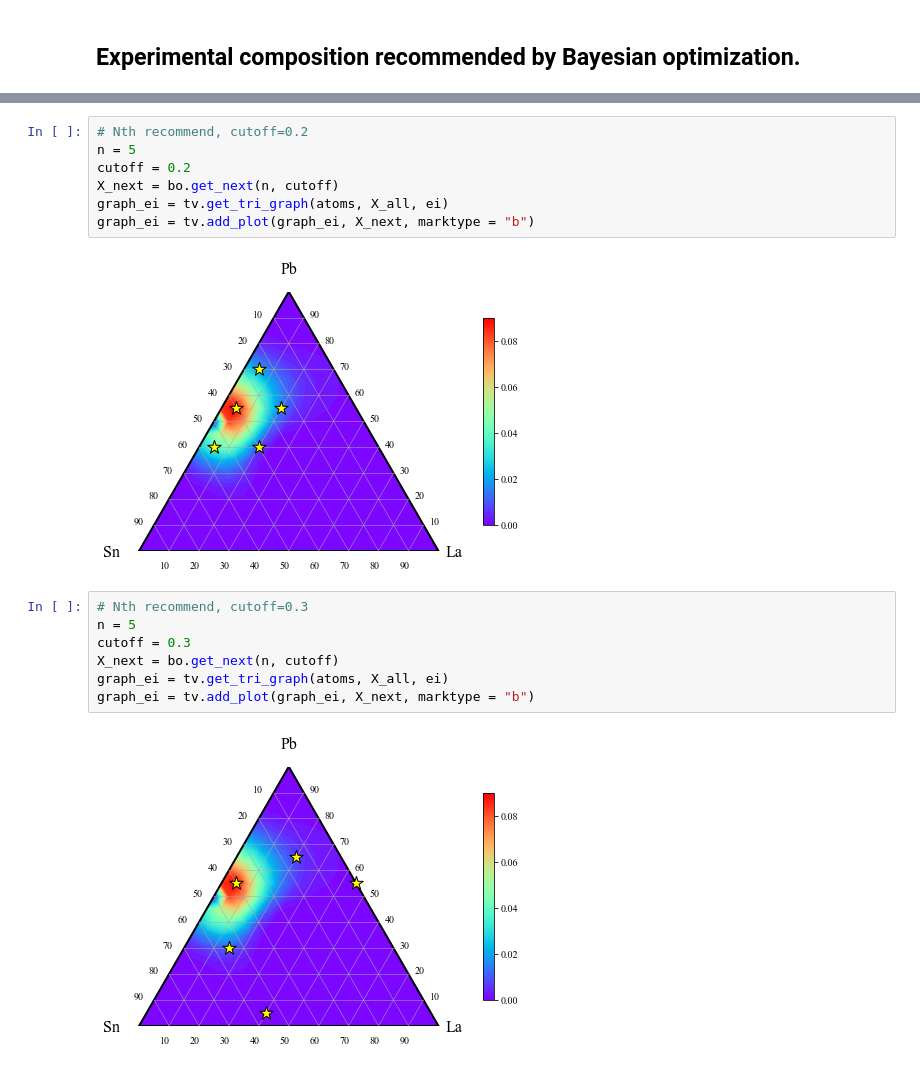
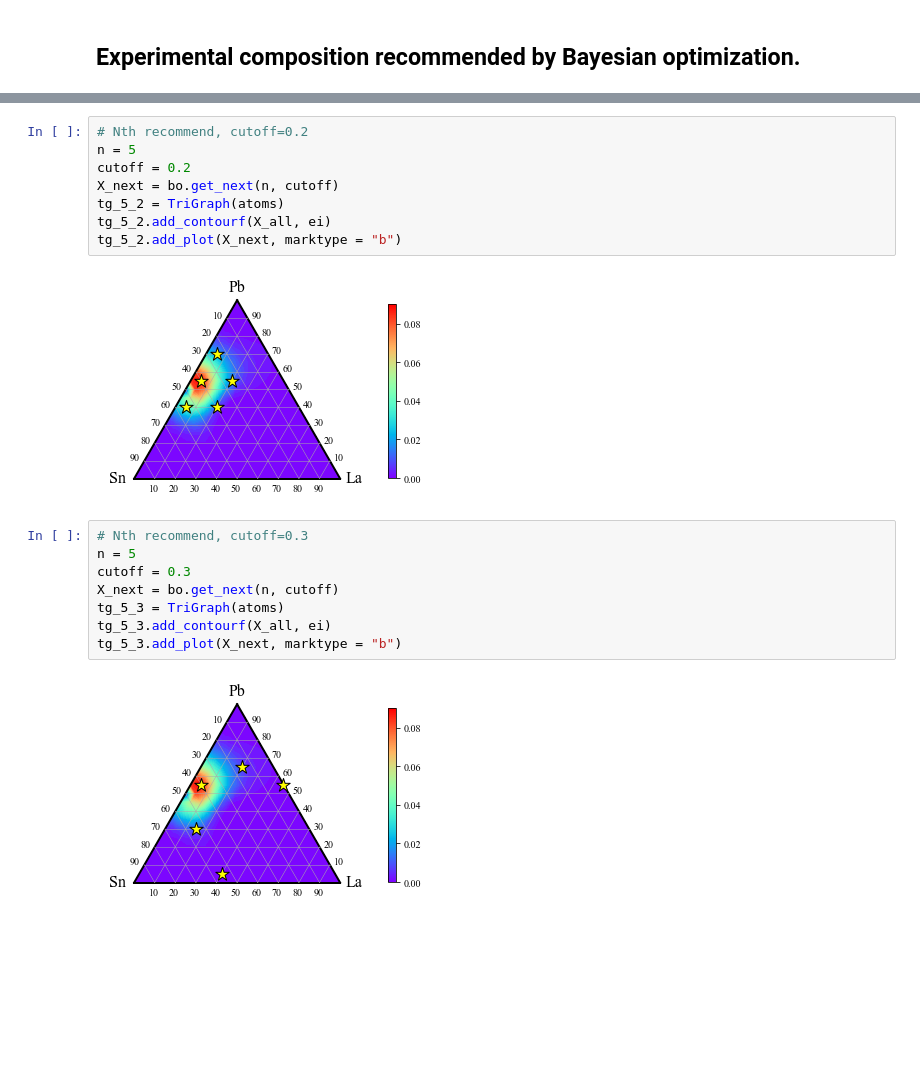
Before and after one commit to Ottomossei/mi, a Jupyter notebook: example/bayes.ipynb, the cells around one changed output, grey strips where cells are left out. Cells and saved outputs as stored; diff of their text form; blank space fills up the shorter version.

```diff
--- a/example/bayes.ipynb
+++ b/example/bayes.ipynb
@@ -65,18 +78,20 @@ graph_ei = tv.add_plot(graph_ei, X_next, marktype = "b")
 # %%
 # Nth recommend, cutoff=0.2
 n = 5
 cutoff = 0.2
 X_next = bo.get_next(n, cutoff)
-graph_ei = tv.get_tri_graph(atoms, X_all, ei)
-graph_ei = tv.add_plot(graph_ei, X_next, marktype = "b")
+tg_5_2 = TriGraph(atoms)
+tg_5_2.add_contourf(X_all, ei)
+tg_5_2.add_plot(X_next, marktype = "b")
 # %% [output]
-[figure, old version]
+[figure, new version]
 # %%
 # Nth recommend, cutoff=0.3
 n = 5
 cutoff = 0.3
 X_next = bo.get_next(n, cutoff)
-graph_ei = tv.get_tri_graph(atoms, X_all, ei)
-graph_ei = tv.add_plot(graph_ei, X_next, marktype = "b")
+tg_5_3 = TriGraph(atoms)
+tg_5_3.add_contourf(X_all, ei)
+tg_5_3.add_plot(X_next, marktype = "b")
 # %% [output]
-[figure, old version]
+[figure, new version]
```
Also changed, not shown: parts of 8 cells of this notebook, 3 other files.
